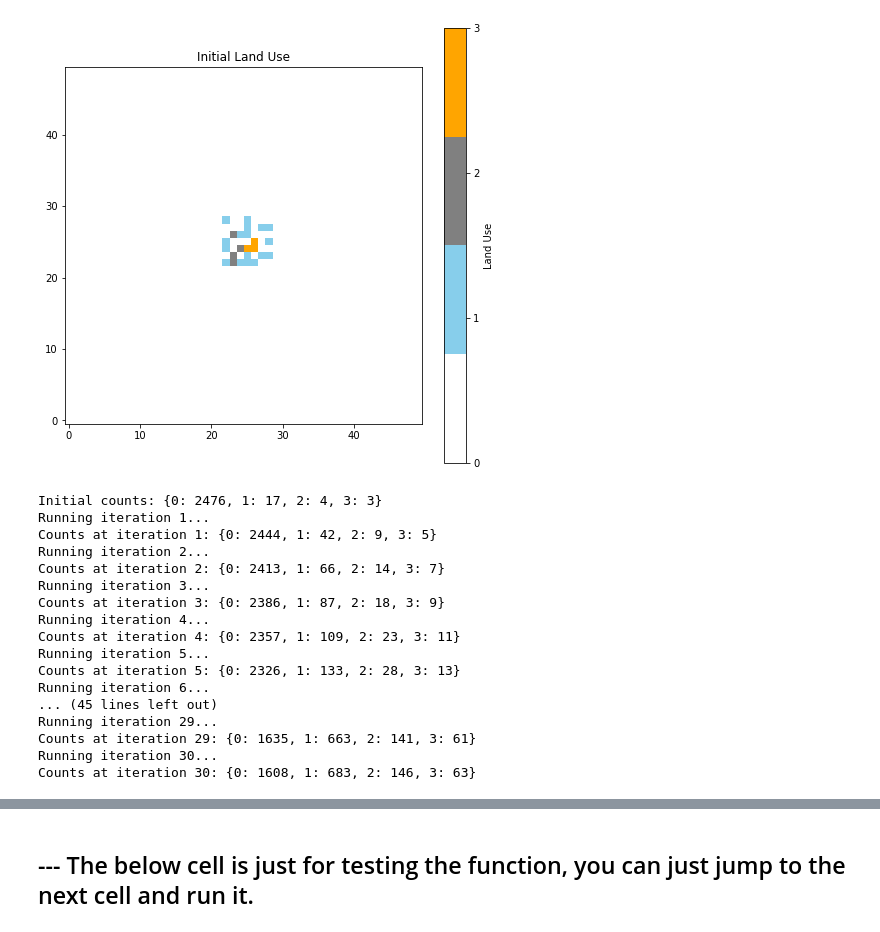
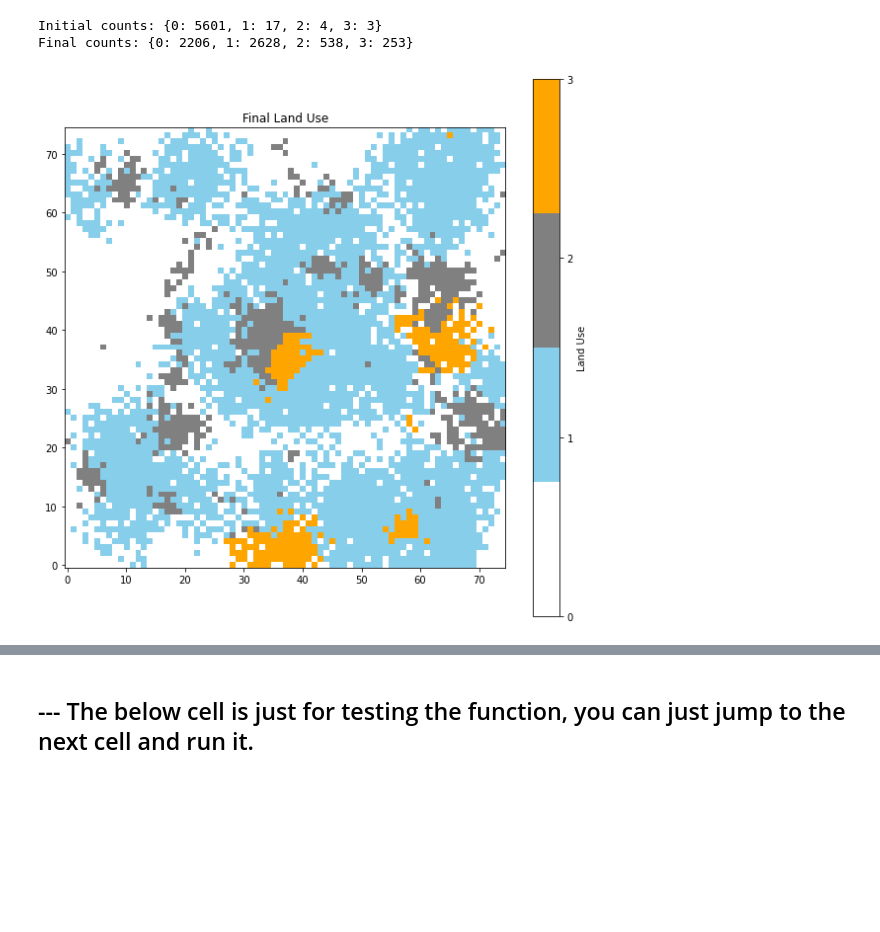
Before and after one commit to kuj24824/Complex_Systems, a Jupyter notebook: Code/CA_city_revised_with _parameter_adjusting.ipynb, the cells around one changed output, grey strips where cells are left out. Cells and saved outputs as stored; diff of their text form; code cells hidden in the pictures; blank space fills up the shorter version.

```diff
--- a/Code/CA_city_revised_with _parameter_adjusting.ipynb
+++ b/Code/CA_city_revised_with _parameter_adjusting.ipynb
@@ -243,7 +244,7 @@ transition_potentials_test = calculate_transition_potentials(test_grid, alpha, w
 print("Transition Potentials:")
 print(transition_potentials_test)
 # %%
-def run_simulation(grid, weights_table, alpha, growth_rates, radius, seed, num_iterations):
+def run_simulation(grid, weights_table, alpha, growth_rates, radius, seed, num_iterations, plot = False):
     np.random.seed(seed)
     grid_size = grid.shape[0]
 
@@ -255,7 +256,6 @@ def run_simulation(grid, weights_table, alpha, growth_rates, radius, seed, num_i
     print(f"Initial counts: {counts}")
 
     for iteration in range(num_iterations):
-        print(f"Running iteration {iteration+1}...")
         transition_potentials = calculate_transition_potentials(grid, alpha, weights_table, radius)
 
         highest_potentials = {}
@@ -273,58 +273,46 @@ def run_simulation(grid, weights_table, alpha, growth_rates, radius, seed, num_i
                 if potential_states:
                     highest_potentials[(i, j)] = max(potential_states, key=lambda state: transition_potentials[i, j, states[state]])
 
         for new_state_key in sorted(states, key=lambda k: states[k], reverse=True):
             new_state = states[new_state_key]
             if new_state_key != 'V':
                 num_to_convert = int(grid_size * grid_size * growth_rates[new_state_key])
                 potential_cells = [(i, j) for i, j in highest_potentials.keys() if highest_potentials[(i, j)] == new_state_key]
                 potential_cells.sort(key=lambda cell: transition_potentials[cell[0], cell[1], states[highest_potentials[cell]]], reverse=True)
 
                 for cell in potential_cells[:num_to_convert]:
                     counts[grid[cell]] -= 1
                     counts[new_state] += 1
                     grid[cell] = new_state
 
-        print(f"Counts at iteration {iteration+1}: {counts}")
+        # print the percentage of work done
+        print(f"Percentage of work done: {(iteration+1)/num_iterations*100:.2f}%", end='\r')
+    print(f"Final counts: {counts}")
 
-    plt.figure(figsize=(10, 10))
-    cmap = plt.cm.colors.ListedColormap(['white', 'skyblue', 'grey', 'orange'])
-    plt.imshow(grid, cmap=cmap, origin='lower', vmin=0, vmax=3)
-    plt.colorbar(ticks=[0, 1, 2, 3], label='Land Use')
-    plt.title('Final Land Use')
-    plt.show()
+    if plot:
+        plt.figure(figsize=(10, 10))
+        cmap = plt.cm.colors.ListedColormap(['white', 'skyblue', 'grey', 'orange'])
+        plt.imshow(grid, cmap=cmap, origin='lower', vmin=0, vmax=3)
+        plt.colorbar(ticks=[0, 1, 2, 3], label='Land Use')
+        plt.title('Final Land Use')
+        plt.show()
 
     return grid
 
 
 
 growth_rates = {
     'H': 0.01,
     'I': 0.002,
     'C': 0.001,
 }
 
 
-num_iterations = 30
+num_iterations = 50
 # Run the simulation
-grid = initial_land_use(seed_number=0, grid_size=50, plot=True)
-final_grid = run_simulation(grid, weights_table, alpha=2.5, growth_rates=growth_rates, radius = 6, seed=45, num_iterations=num_iterations)
+grid = initial_land_use(seed_number=0, grid_size=75, plot=False)
+final_grid = run_simulation(grid, weights_table, alpha=2.5, growth_rates=growth_rates, radius = 6, seed=45, num_iterations=num_iterations, plot=True)
 # %% [output]
+Initial counts: {0: 5601, 1: 17, 2: 4, 3: 3}
+Final counts: {0: 2206, 1: 2628, 2: 538, 3: 253}
-[figure, old version]
+[figure, new version]
-Initial counts: {0: 2476, 1: 17, 2: 4, 3: 3}
-Running iteration 1...
-Counts at iteration 1: {0: 2444, 1: 42, 2: 9, 3: 5}
-Running iteration 2...
-Counts at iteration 2: {0: 2413, 1: 66, 2: 14, 3: 7}
-Running iteration 3...
-Counts at iteration 3: {0: 2386, 1: 87, 2: 18, 3: 9}
-Running iteration 4...
-Counts at iteration 4: {0: 2357, 1: 109, 2: 23, 3: 11}
-Running iteration 5...
-Counts at iteration 5: {0: 2326, 1: 133, 2: 28, 3: 13}
-Running iteration 6...
-... (45 lines left out)
-Running iteration 29...
-Counts at iteration 29: {0: 1635, 1: 663, 2: 141, 3: 61}
-Running iteration 30...
-Counts at iteration 30: {0: 1608, 1: 683, 2: 146, 3: 63}
```
Also changed, not shown: parts of 10 cells of this notebook.
